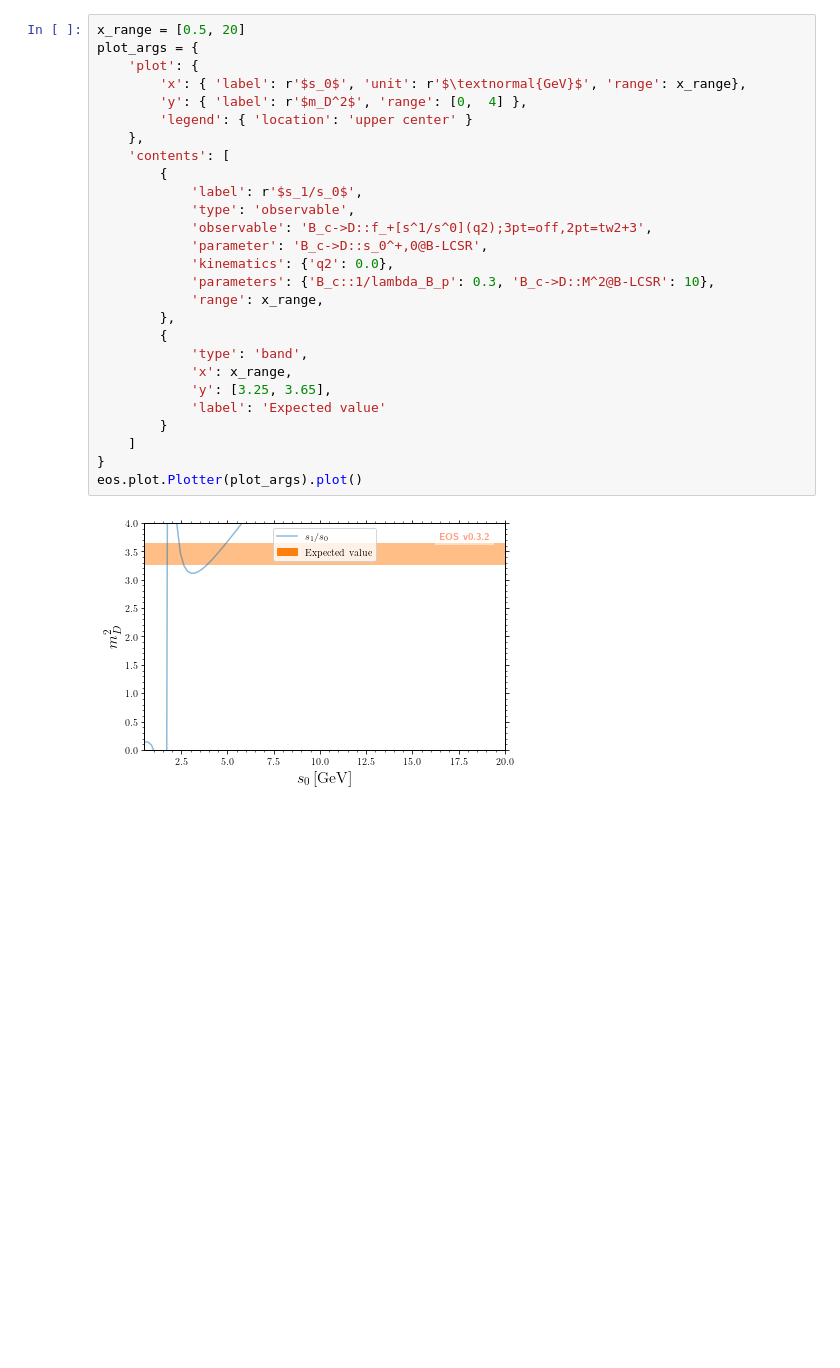
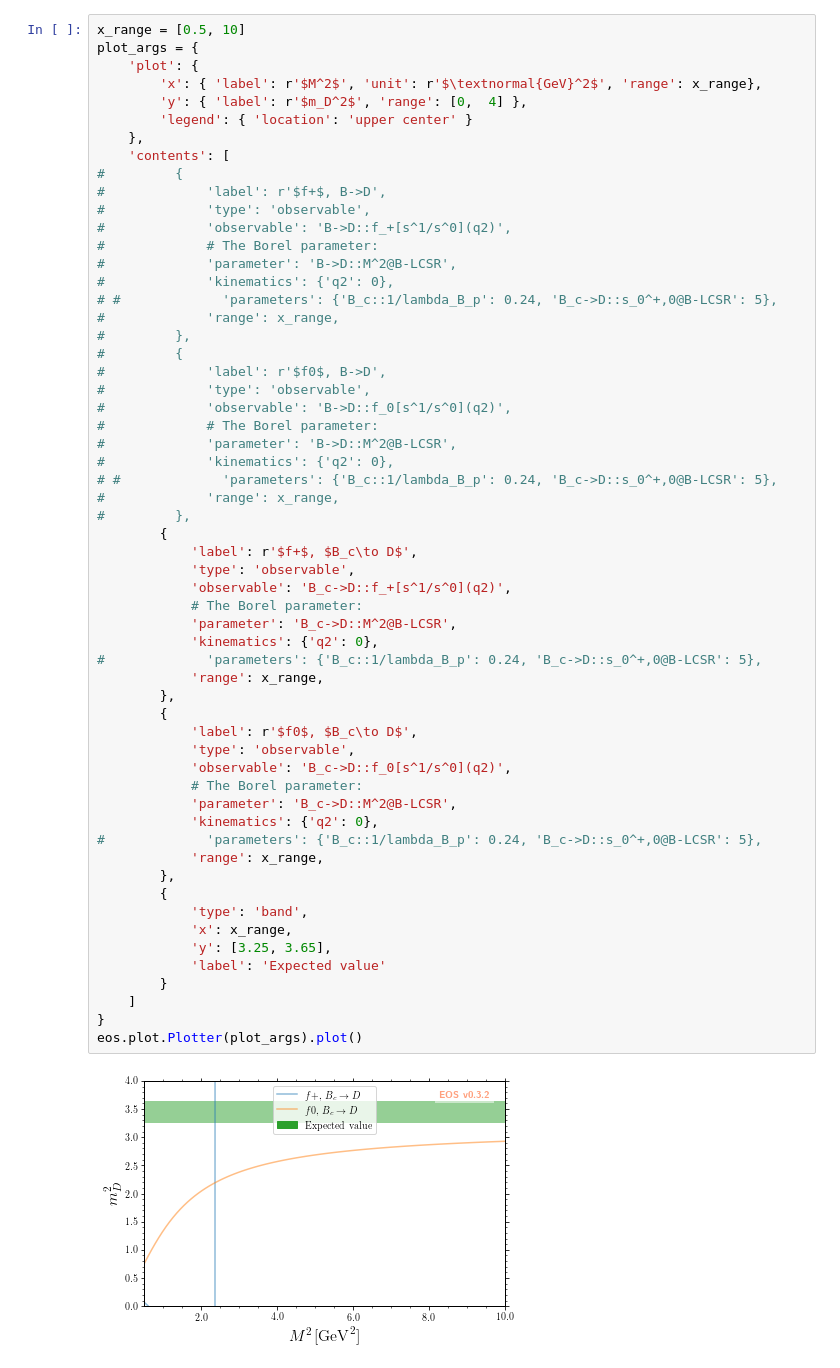
Before and after one commit to pluegh/eos, a Jupyter notebook: notebooks/B_c decay, D mass and lambda_{B_c}.ipynb, the cells around one changed output. Drawn from its saved outputs; the diff is of its cells as text; blank space fills up the shorter version.

```diff
--- a/notebooks/B_c decay, D mass and lambda_{B_c}.ipynb
+++ b/notebooks/B_c decay, D mass and lambda_{B_c}.ipynb
@@ -121,29 +449,60 @@ eos built at Fri Dec  4 14:19:04 2020
 # %%
-x_range = [0.5, 20]
+x_range = [0.5, 10]
 plot_args = {
     'plot': {
-        'x': { 'label': r'$s_0$', 'unit': r'$\textnormal{GeV}$', 'range': x_range},
+        'x': { 'label': r'$M^2$', 'unit': r'$\textnormal{GeV}^2$', 'range': x_range},
         'y': { 'label': r'$m_D^2$', 'range': [0,  4] },
         'legend': { 'location': 'upper center' }
     },
     'contents': [
+#         {
+#             'label': r'$f+$, B->D',
+#             'type': 'observable',
+#             'observable': 'B->D::f_+[s^1/s^0](q2)',
+#             # The Borel parameter:
+#             'parameter': 'B->D::M^2@B-LCSR',
+#             'kinematics': {'q2': 0},
+# #             'parameters': {'B_c::1/lambda_B_p': 0.24, 'B_c->D::s_0^+,0@B-LCSR': 5},
+#             'range': x_range,
+#         },
+#         {
+#             'label': r'$f0$, B->D',
+#             'type': 'observable',
+#             'observable': 'B->D::f_0[s^1/s^0](q2)',
+#             # The Borel parameter:
+#             'parameter': 'B->D::M^2@B-LCSR',
+#             'kinematics': {'q2': 0},
+# #             'parameters': {'B_c::1/lambda_B_p': 0.24, 'B_c->D::s_0^+,0@B-LCSR': 5},
+#             'range': x_range,
+#         },
         {
-            'label': r'$s_1/s_0$',
+            'label': r'$f+$, $B_c\to D$',
             'type': 'observable',
-            'observable': 'B_c->D::f_+[s^1/s^0](q2);3pt=off,2pt=tw2+3',
-            'parameter': 'B_c->D::s_0^+,0@B-LCSR',
-            'kinematics': {'q2': 0.0},
-            'parameters': {'B_c::1/lambda_B_p': 0.3, 'B_c->D::M^2@B-LCSR': 10},
+            'observable': 'B_c->D::f_+[s^1/s^0](q2)',
+            # The Borel parameter:
+            'parameter': 'B_c->D::M^2@B-LCSR',
+            'kinematics': {'q2': 0},
+#             'parameters': {'B_c::1/lambda_B_p': 0.24, 'B_c->D::s_0^+,0@B-LCSR': 5},
+            'range': x_range,
+        },
+        {
+            'label': r'$f0$, $B_c\to D$',
+            'type': 'observable',
+            'observable': 'B_c->D::f_0[s^1/s^0](q2)',
+            # The Borel parameter:
+            'parameter': 'B_c->D::M^2@B-LCSR',
+            'kinematics': {'q2': 0},
+#             'parameters': {'B_c::1/lambda_B_p': 0.24, 'B_c->D::s_0^+,0@B-LCSR': 5},
             'range': x_range,
         },
         {
             'type': 'band',
             'x': x_range,
             'y': [3.25, 3.65],
             'label': 'Expected value'
         }
     ]
 }
 eos.plot.Plotter(plot_args).plot()
 # %% [output]
-[figure, old version]
+[figure, new version]
```
Also changed, not shown: parts of 32 cells of this notebook.
